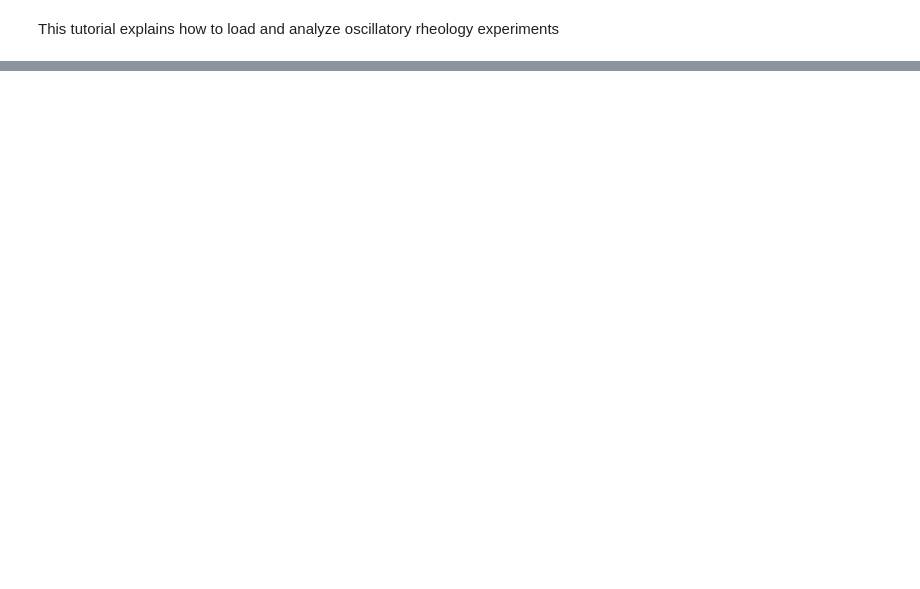
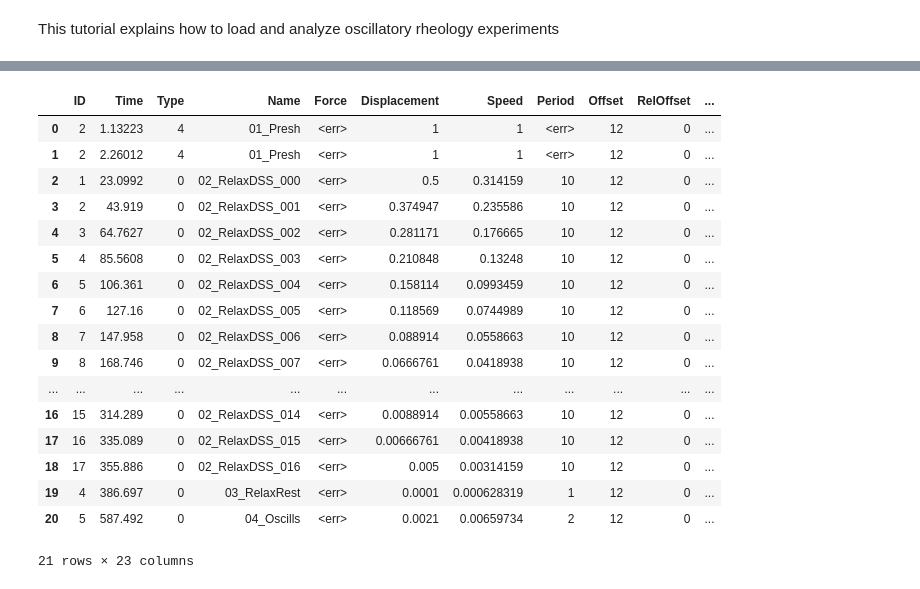
Before and after one commit to steaime/RheoShearCell_postproc, a Jupyter notebook: tutorial3_FourierAnalysis.ipynb, the cells around one changed output, grey strips where cells are left out. Saved outputs shown, nothing was run; the diff lists cells and outputs as text; code cells hidden in the pictures; blank space fills up the shorter version.

```diff
--- a/tutorial3_FourierAnalysis.ipynb
+++ b/tutorial3_FourierAnalysis.ipynb
@@ -33 +50,23 @@ rheo_explog
+# %%
+rheo_explog = rheo_protocol.LoadExpLog()
+rheo_explog
+# %% [output]
+|  | ID | Time | Type | Name | Force | Displacement | Speed | Period | Offset | RelOffset | ... |
+| 0 | 2 | 1.13223 | 4 | 01_Presh | <err> | 1 | 1 | <err> | 12 | 0 | ... |
+| 1 | 2 | 2.26012 | 4 | 01_Presh | <err> | 1 | 1 | <err> | 12 | 0 | ... |
+| 2 | 1 | 23.0992 | 0 | 02_RelaxDSS_000 | <err> | 0.5 | 0.314159 | 10 | 12 | 0 | ... |
+| 3 | 2 | 43.919 | 0 | 02_RelaxDSS_001 | <err> | 0.374947 | 0.235586 | 10 | 12 | 0 | ... |
+| 4 | 3 | 64.7627 | 0 | 02_RelaxDSS_002 | <err> | 0.281171 | 0.176665 | 10 | 12 | 0 | ... |
+| 5 | 4 | 85.5608 | 0 | 02_RelaxDSS_003 | <err> | 0.210848 | 0.13248 | 10 | 12 | 0 | ... |
+| 6 | 5 | 106.361 | 0 | 02_RelaxDSS_004 | <err> | 0.158114 | 0.0993459 | 10 | 12 | 0 | ... |
+| 7 | 6 | 127.16 | 0 | 02_RelaxDSS_005 | <err> | 0.118569 | 0.0744989 | 10 | 12 | 0 | ... |
+| 8 | 7 | 147.958 | 0 | 02_RelaxDSS_006 | <err> | 0.088914 | 0.0558663 | 10 | 12 | 0 | ... |
+| 9 | 8 | 168.746 | 0 | 02_RelaxDSS_007 | <err> | 0.0666761 | 0.0418938 | 10 | 12 | 0 | ... |
+| ... | ... | ... | ... | ... | ... | ... | ... | ... | ... | ... | ... |
+| 16 | 15 | 314.289 | 0 | 02_RelaxDSS_014 | <err> | 0.0088914 | 0.00558663 | 10 | 12 | 0 | ... |
+| 17 | 16 | 335.089 | 0 | 02_RelaxDSS_015 | <err> | 0.00666761 | 0.00418938 | 10 | 12 | 0 | ... |
+| 18 | 17 | 355.886 | 0 | 02_RelaxDSS_016 | <err> | 0.005 | 0.00314159 | 10 | 12 | 0 | ... |
+| 19 | 4 | 386.697 | 0 | 03_RelaxRest | <err> | 0.0001 | 0.000628319 | 1 | 12 | 0 | ... |
+| 20 | 5 | 587.492 | 0 | 04_Oscills | <err> | 0.0021 | 0.00659734 | 2 | 12 | 0 | ... |
+21 rows × 23 columns
 # %%
```
Also changed, not shown: parts of 16 cells of this notebook, 8 other files.
